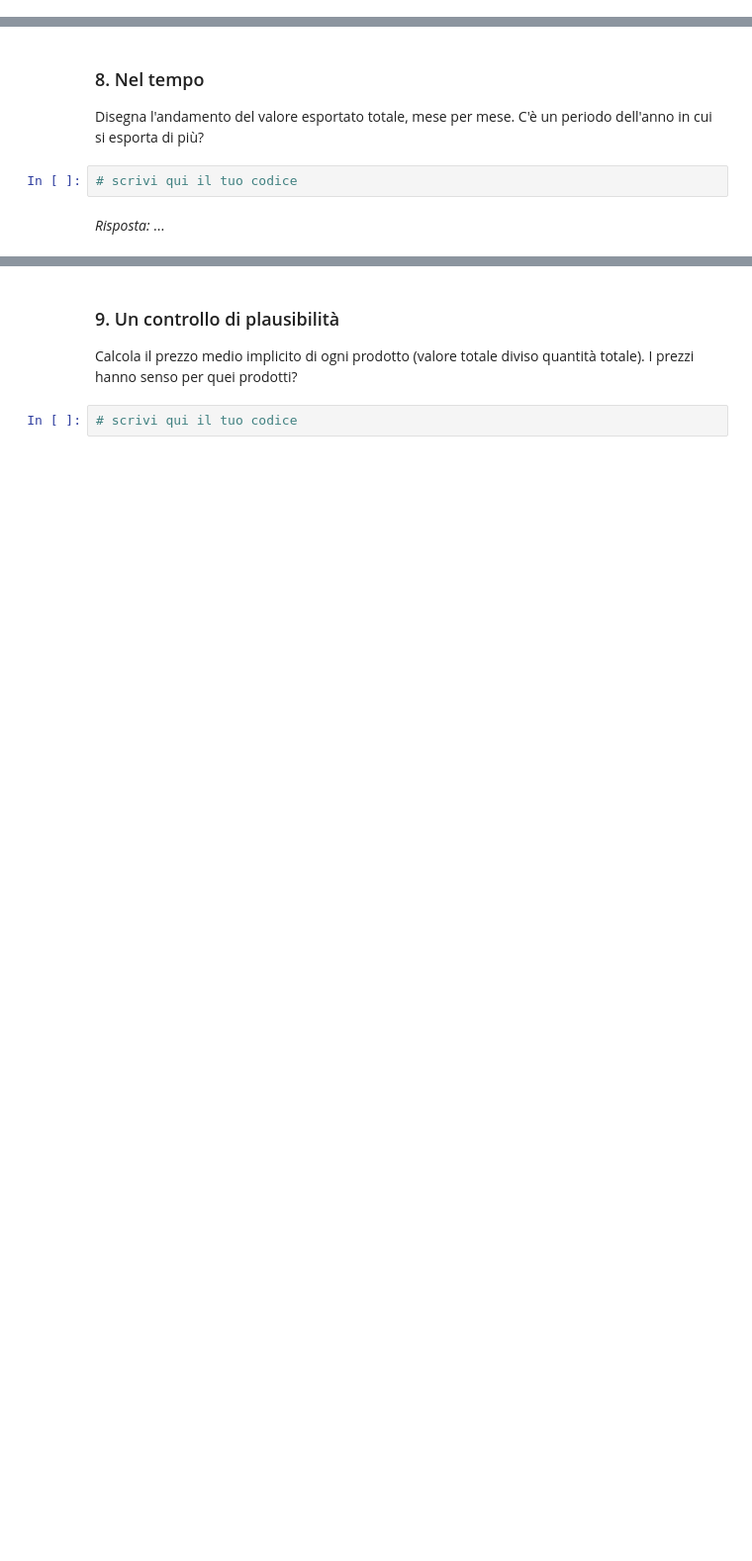
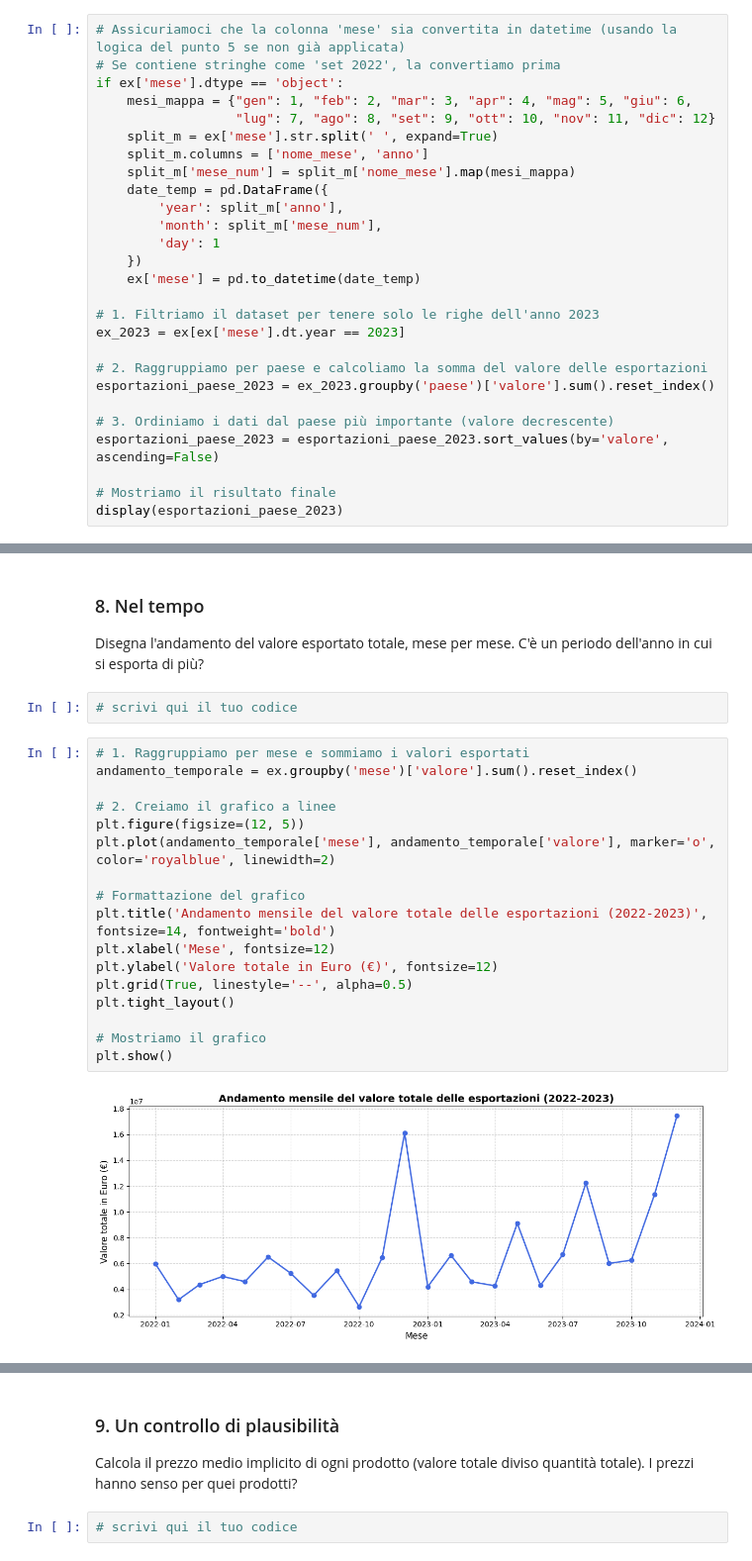
Before and after one commit to mariastef03/SIMA2026, a Jupyter notebook: esercitazioni/E04_pulizia/E04_task.ipynb, the cells around one changed output, grey strips where cells are left out. Shown at 99% size. Cells and saved outputs as stored; diff of their text form; blank space fills up the shorter version.

```diff
--- a/esercitazioni/E04_pulizia/E04_task.ipynb
+++ b/esercitazioni/E04_pulizia/E04_task.ipynb
@@ -139,3 +343,30 @@ Per tenere solo il 2023: `data` ora è una vera data, e da una data si può estr
 ✅ *Controllo:* 5 righe.
 # %%
 # scrivi qui il tuo codice
+# %%
+# Assicuriamoci che la colonna 'mese' sia convertita in datetime (usando la logica del punto 5 se non già applicata)
+# Se contiene stringhe come 'set 2022', la convertiamo prima
+if ex['mese'].dtype == 'object':
+    mesi_mappa = {"gen": 1, "feb": 2, "mar": 3, "apr": 4, "mag": 5, "giu": 6,
+                  "lug": 7, "ago": 8, "set": 9, "ott": 10, "nov": 11, "dic": 12}
+    split_m = ex['mese'].str.split(' ', expand=True)
+    split_m.columns = ['nome_mese', 'anno']
+    split_m['mese_num'] = split_m['nome_mese'].map(mesi_mappa)
+    date_temp = pd.DataFrame({
+        'year': split_m['anno'],
+        'month': split_m['mese_num'],
+        'day': 1
+    })
+    ex['mese'] = pd.to_datetime(date_temp)
+
+# 1. Filtriamo il dataset per tenere solo le righe dell'anno 2023
+ex_2023 = ex[ex['mese'].dt.year == 2023]
+
+# 2. Raggruppiamo per paese e calcoliamo la somma del valore delle esportazioni
+esportazioni_paese_2023 = ex_2023.groupby('paese')['valore'].sum().reset_index()
+
+# 3. Ordiniamo i dati dal paese più importante (valore decrescente)
+esportazioni_paese_2023 = esportazioni_paese_2023.sort_values(by='valore', ascending=False)
+
+# Mostriamo il risultato finale
+display(esportazioni_paese_2023)
@@ -145,5 +391,22 @@ Per tenere solo il 2023: `data` ora è una vera data, e da una data si può estr
 Disegna l'andamento del valore esportato totale, mese per mese. C'è un periodo dell'anno in cui si esporta di più?
 # %%
 # scrivi qui il tuo codice
-# %% [markdown]
-*Risposta:* ...
+# %%
+# 1. Raggruppiamo per mese e sommiamo i valori esportati
+andamento_temporale = ex.groupby('mese')['valore'].sum().reset_index()
+
+# 2. Creiamo il grafico a linee
+plt.figure(figsize=(12, 5))
+plt.plot(andamento_temporale['mese'], andamento_temporale['valore'], marker='o', color='royalblue', linewidth=2)
+
+# Formattazione del grafico
+plt.title('Andamento mensile del valore totale delle esportazioni (2022-2023)', fontsize=14, fontweight='bold')
+plt.xlabel('Mese', fontsize=12)
+plt.ylabel('Valore totale in Euro (€)', fontsize=12)
+plt.grid(True, linestyle='--', alpha=0.5)
+plt.tight_layout()
+
+# Mostriamo il grafico
+plt.show()
+# %% [output]
+[figure, added]
```
Also changed, not shown: parts of 30 cells of this notebook.
